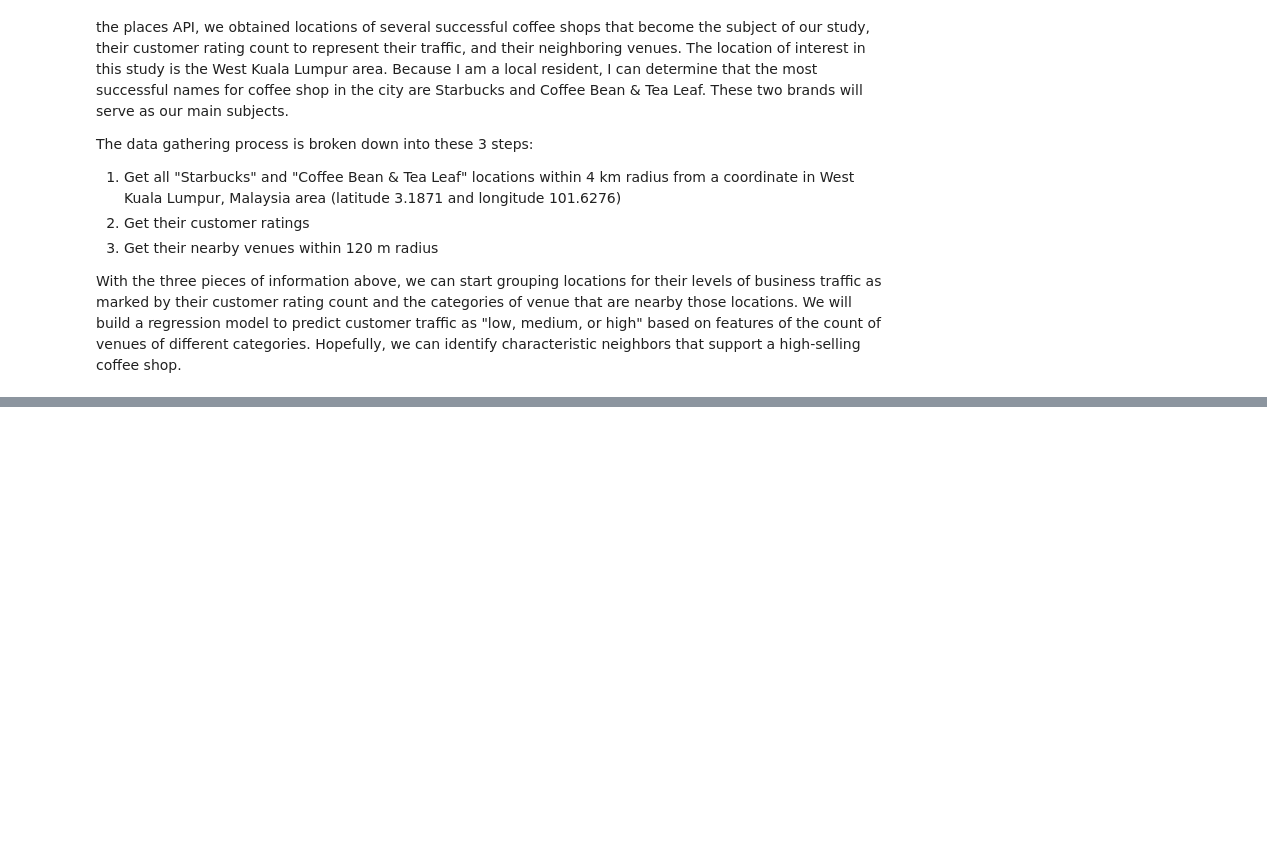
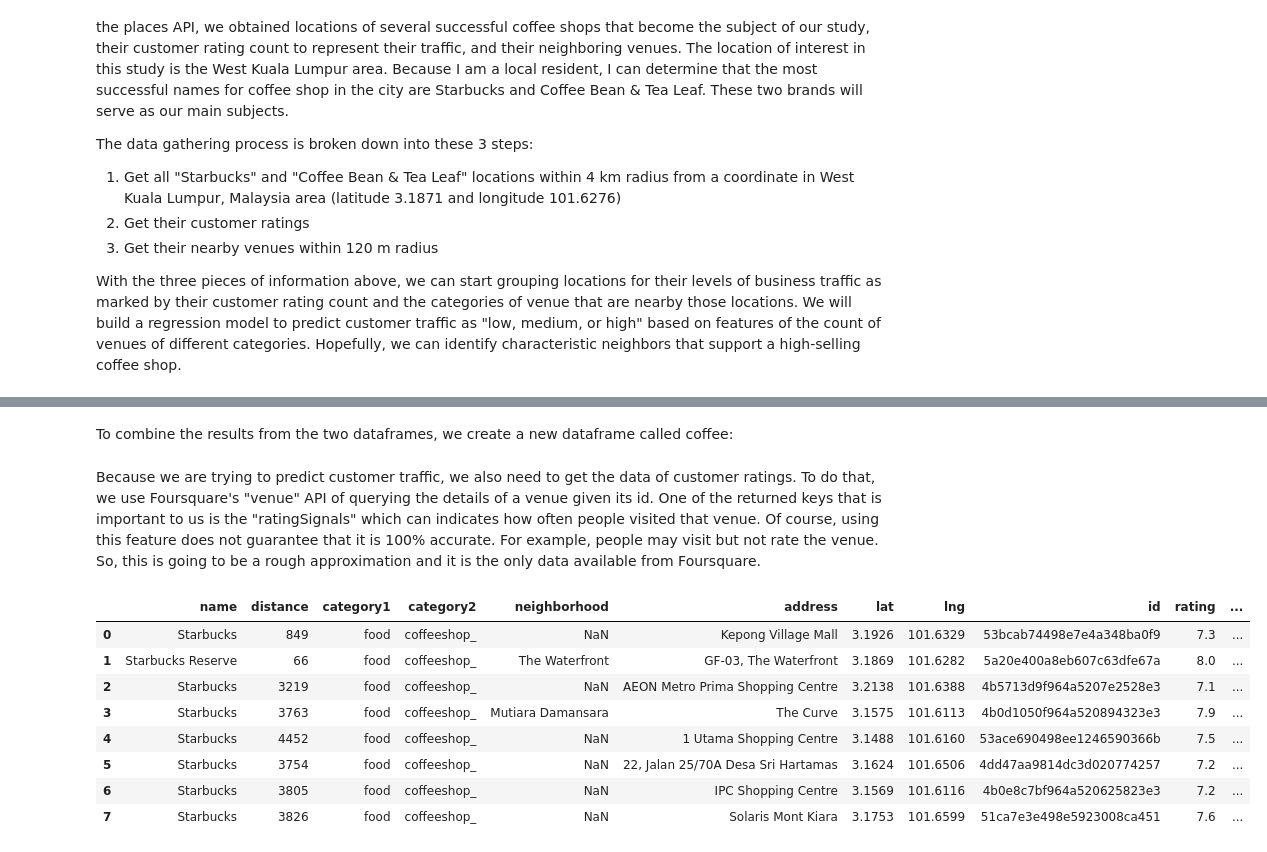
Before and after one commit to edwinsutrisno/Coursera_Capstone, a Jupyter notebook: Coffee_Shop_Traffic_Prediction.ipynb, the cells around one changed output, grey strips where cells are left out. Cells and saved outputs as stored; diff of their text form; code cells hidden in the pictures; blank space fills up the shorter version.

```diff
--- a/Coffee_Shop_Traffic_Prediction.ipynb
+++ b/Coffee_Shop_Traffic_Prediction.ipynb
@@ -20,0 +84,2 @@ With the three pieces of information above, we can start grouping locations for
+# %%
+COORD = (3.1871, 101.6276) # center of search location
@@ -20,0 +99,3 @@ With the three pieces of information above, we can start grouping locations for
+# %%
+stbx = find_coffee('starbucks', COORD)
+stbx.head(5)
@@ -20,0 +109,3 @@ With the three pieces of information above, we can start grouping locations for
+# %%
+cobean = find_coffee('coffee bean & tea leaf', COORD)
+cobean.head(5)
@@ -20,0 +119,34 @@ With the three pieces of information above, we can start grouping locations for
+# %% [markdown]
+To combine the results from the two dataframes, we create a new dataframe called coffee:
+# %%
+coffee = pd.concat([stbx, cobean], ignore_index=True)
+# %% [markdown]
+Because we are trying to predict customer traffic, we also need to get the data of customer ratings. To do that, we use Foursquare's "venue" API of querying the details of a venue given its id. One of the returned keys that is important to us is the "ratingSignals" which can indicates how often people visited that venue. Of course, using this feature does not guarantee that it is 100% accurate. For example, people may visit but not rate the venue. So, this is going to be a rough approximation and it is the only data available from Foursquare.
+# %%
+ratings = []
+for ii in range(coffee.shape[0]):
+    venue_id = coffee.loc[ii, 'id']
+    url = 'https://api.foursquare.com/v2/venues/{}'.format(venue_id)
+    params = dict(client_id=CLIENT_ID, client_secret=CLIENT_SECRET, v=API_VER)
+    query = requests.get(url=url, params=params).json()
+    try:
+        rating = json_normalize(query['response']['venue'])[['id', 'rating', 'ratingSignals']]
+    except:
+        rating = pd.DataFrame({'id':venue_id, 'rating':-1, 'ratingSignals':-1}, index=[ii])
+    ratings.append(rating)
+    del query, rating, url, params, venue_id
+del ii
+ratings = pd.concat(ratings, axis=0)
+coffee = coffee.merge(ratings, on='id')
+del ratings
+coffee.head(8)
+# %% [output]
+|  | name | distance | category1 | category2 | neighborhood | address | lat | lng | id | rating | ... |
+| 0 | Starbucks | 849 | food | coffeeshop_ | NaN | Kepong Village Mall | 3.1926 | 101.6329 | 53bcab74498e7e4a348ba0f9 | 7.3 | ... |
+| 1 | Starbucks Reserve | 66 | food | coffeeshop_ | The Waterfront | GF-03, The Waterfront | 3.1869 | 101.6282 | 5a20e400a8eb607c63dfe67a | 8.0 | ... |
+| 2 | Starbucks | 3219 | food | coffeeshop_ | NaN | AEON Metro Prima Shopping Centre | 3.2138 | 101.6388 | 4b5713d9f964a5207e2528e3 | 7.1 | ... |
+| 3 | Starbucks | 3763 | food | coffeeshop_ | Mutiara Damansara | The Curve | 3.1575 | 101.6113 | 4b0d1050f964a520894323e3 | 7.9 | ... |
+| 4 | Starbucks | 4452 | food | coffeeshop_ | NaN | 1 Utama Shopping Centre | 3.1488 | 101.6160 | 53ace690498ee1246590366b | 7.5 | ... |
+| 5 | Starbucks | 3754 | food | coffeeshop_ | NaN | 22, Jalan 25/70A Desa Sri Hartamas | 3.1624 | 101.6506 | 4dd47aa9814dc3d020774257 | 7.2 | ... |
+| 6 | Starbucks | 3805 | food | coffeeshop_ | NaN | IPC Shopping Centre | 3.1569 | 101.6116 | 4b0e8c7bf964a520625823e3 | 7.2 | ... |
+| 7 | Starbucks | 3826 | food | coffeeshop_ | NaN | Solaris Mont Kiara | 3.1753 | 101.6599 | 51ca7e3e498e5923008ca451 | 7.6 | ... |
```
Also changed, not shown: parts of 50 cells of this notebook, 5 other files.
